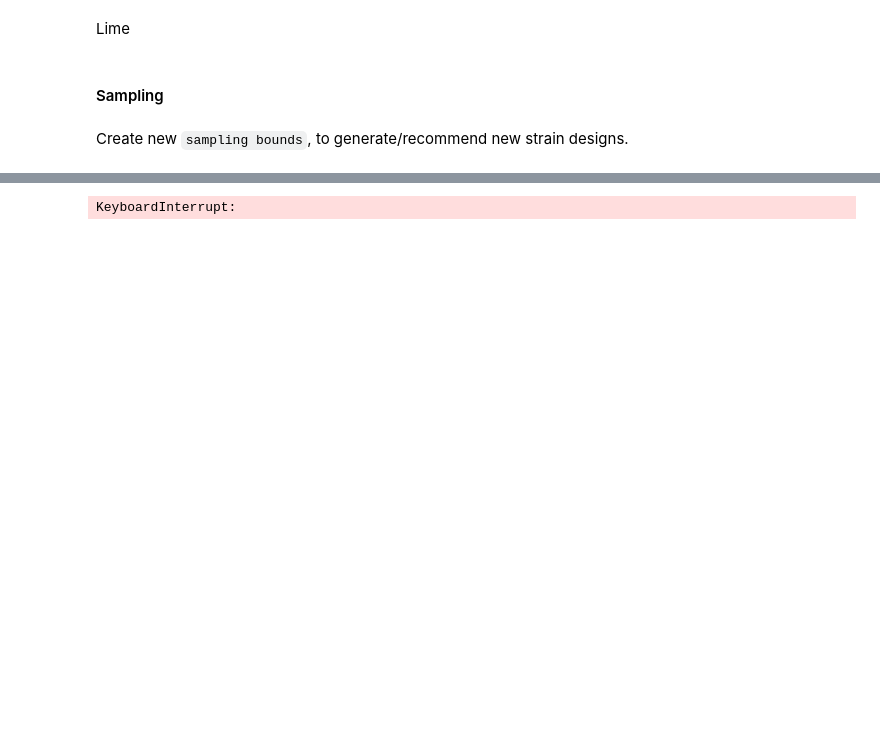
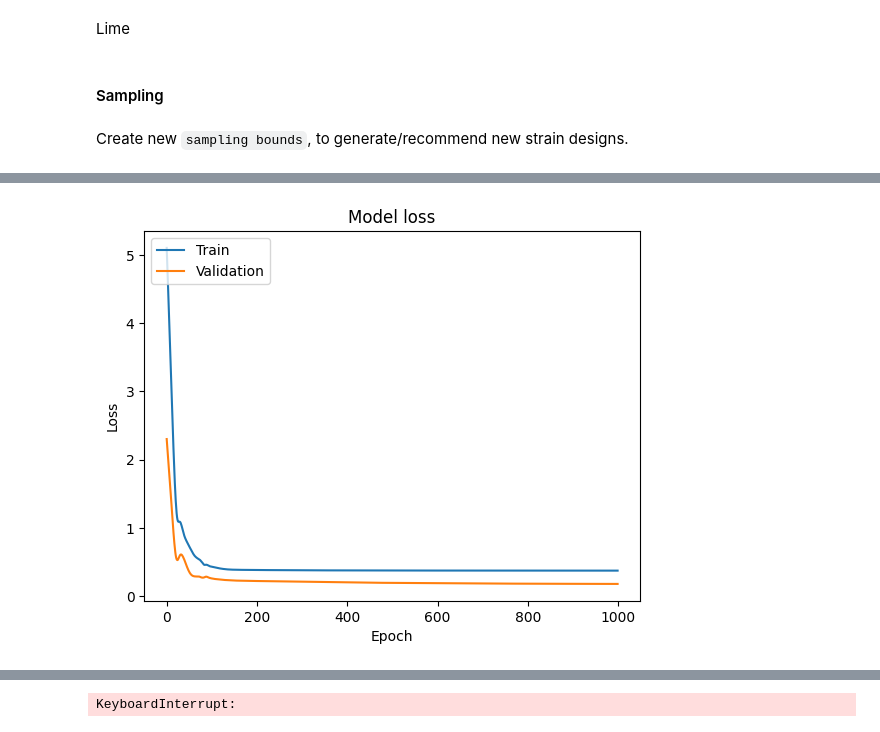
Before and after one commit to costasmexis/straindesignXAI, a Jupyter notebook: notebooks/Limonene_manual.ipynb, the cells around one changed output, grey strips where cells are left out. Cells and saved outputs as stored; diff of their text form; code cells hidden in the pictures; blank space fills up the shorter version.

```diff
--- a/notebooks/Limonene_manual.ipynb
+++ b/notebooks/Limonene_manual.ipynb
@@ -436,0 +366,24 @@ sample_df
+# %%
+import tensorflow as tf
+from tensorflow.keras import datasets, layers, models, losses, Model
+
+hidden_size = 100
+latent_size = 20
+input_layer = layers.Input(shape = X_train.shape[1:])
+flattened = layers.Flatten()(input_layer)
+hidden = layers.Dense(hidden_size, activation = 'relu')(flattened)
+latent = layers.Dense(latent_size, activation = 'relu')(hidden)
+encoder = Model(inputs = input_layer, outputs = latent, name = 'encoder')
+
+input_layer_decoder = layers.Input(shape = encoder.output.shape)
+upsampled = layers.Dense(hidden_size, activation = 'relu')(input_layer_decoder)
+upsampled = layers.Dense(encoder.layers[1].output_shape[-1], activation = 'relu')(upsampled)
+constructed = layers.Reshape(X_train.shape[1:])(upsampled)
+decoder = Model(inputs = input_layer_decoder, outputs = constructed, name= 'decoder')
+
+autoencoder = Model(inputs = encoder.input, outputs = decoder(encoder.output))
+
+optimizer = tf.keras.optimizers.Adam(learning_rate=0.001)
+autoencoder.compile(optimizer=optimizer, loss=losses.MeanSquaredError())
+history = autoencoder.fit(X_train, X_train, epochs=1000,
+                          batch_size=64, validation_split=0.2)
@@ -436,0 +408,11 @@ sample_df
+# %%
+# Plot training & validation loss values
+plt.plot(history.history['loss'])
+plt.plot(history.history['val_loss'])
+plt.title('Model loss')
+plt.ylabel('Loss')
+plt.xlabel('Epoch')
+plt.legend(['Train', 'Validation'], loc='upper left')
+plt.show()
+# %% [output]
+[figure, added]
```
Also changed, not shown: parts of 18 cells of this notebook.
